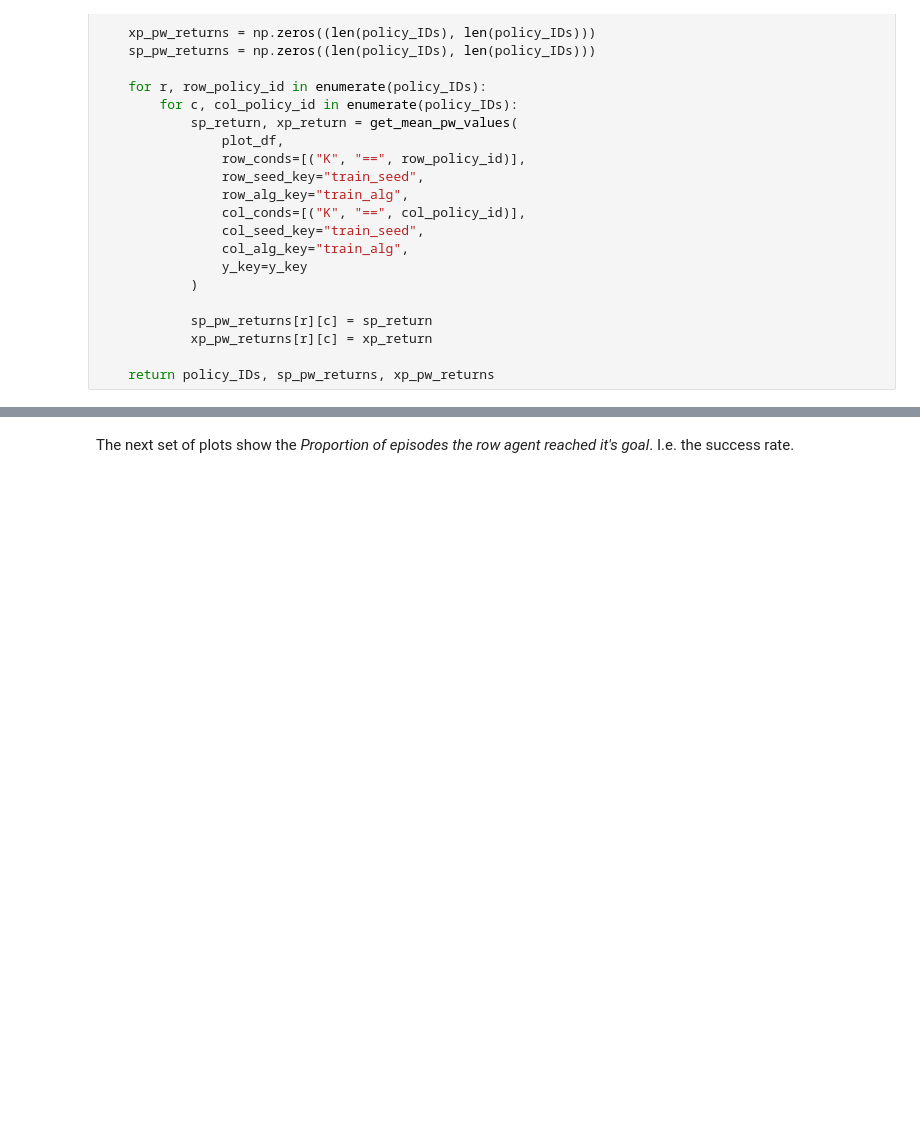
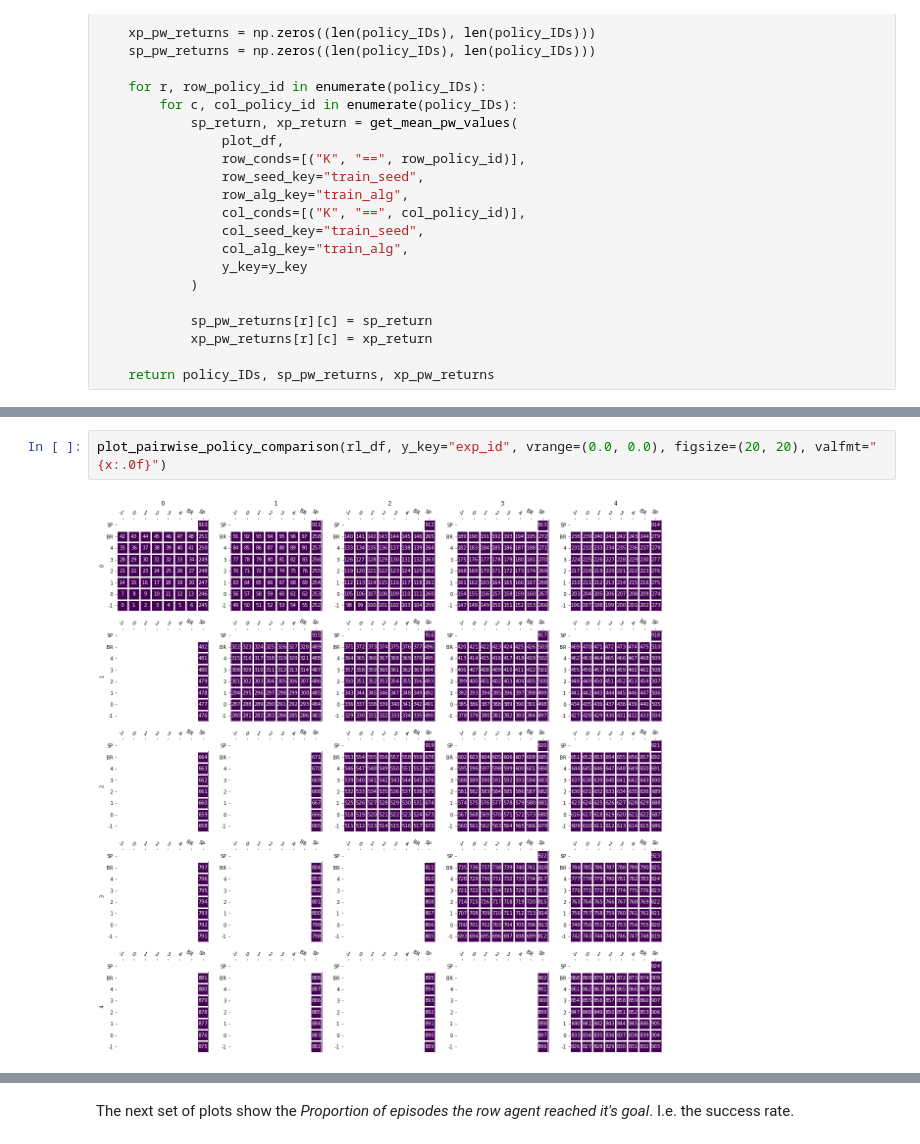
Before and after one commit to Jjschwartz/potmmcp, a Jupyter notebook: experiments/Driving/pairwise_analysis_v2.ipynb, the cells around one changed output, grey strips where cells are left out. Drawn from its saved outputs; the diff is of its cells as text; blank space fills up the shorter version.

```diff
--- a/experiments/Driving/pairwise_analysis_v2.ipynb
+++ b/experiments/Driving/pairwise_analysis_v2.ipynb
@@ -516 +609,5 @@ def plot_rl_pw_comparison(plot_df, y_key: str,  vrange: Optional[Tuple[float, fl
+# %%
+plot_pairwise_policy_comparison(rl_df, y_key="exp_id", vrange=(0.0, 0.0), figsize=(20, 20), valfmt="{x:.0f}")
+# %% [output]
+[figure, added]
 # %% [markdown]
```
Also changed, not shown: parts of 15 cells of this notebook, 20 other files.
